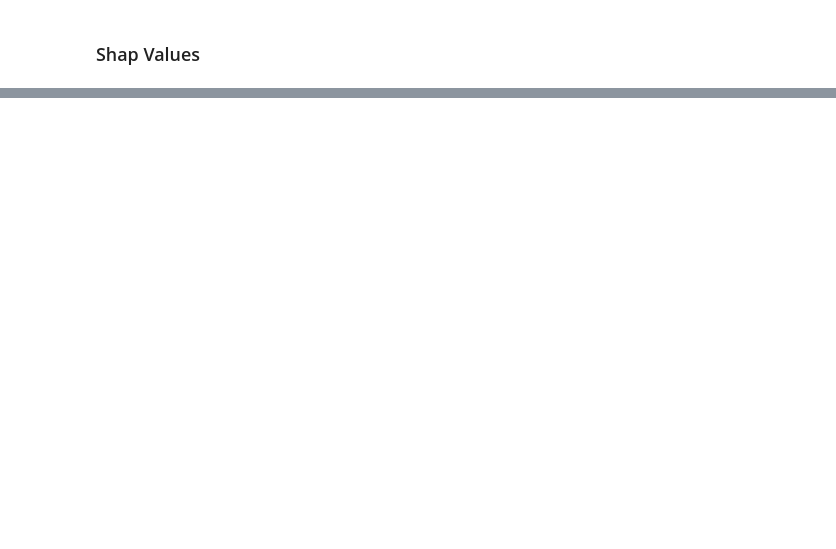
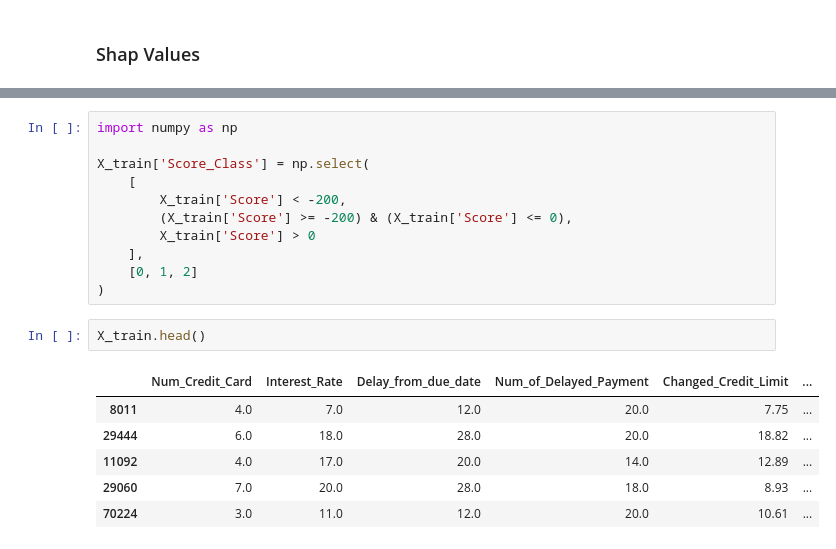
Before and after one commit to DiegoLozoya1511/CreditScoringModel, a Jupyter notebook: features_selection.ipynb, the cells around one changed output, grey strips where cells are left out. Saved outputs shown, nothing was run; the diff lists cells and outputs as text; blank space fills up the shorter version.

```diff
--- a/features_selection.ipynb
+++ b/features_selection.ipynb
@@ -265,0 +360,20 @@ Index(['Num_Credit_Card', 'Interest_Rate', 'Delay_from_due_date',
+# %%
+import numpy as np
+
+X_train['Score_Class'] = np.select(
+    [
+        X_train['Score'] < -200,
+        (X_train['Score'] >= -200) & (X_train['Score'] <= 0),
+        X_train['Score'] > 0
+    ],
+    [0, 1, 2]
+)
+# %%
+X_train.head()
+# %% [output]
+|  | Num_Credit_Card | Interest_Rate | Delay_from_due_date | Num_of_Delayed_Payment | Changed_Credit_Limit | ... |
+| 8011 | 4.0 | 7.0 | 12.0 | 20.0 | 7.75 | ... |
+| 29444 | 6.0 | 18.0 | 28.0 | 20.0 | 18.82 | ... |
+| 11092 | 4.0 | 17.0 | 20.0 | 14.0 | 12.89 | ... |
+| 29060 | 7.0 | 20.0 | 28.0 | 18.0 | 8.93 | ... |
+| 70224 | 3.0 | 11.0 | 12.0 | 20.0 | 10.61 | ... |
```
Also changed, not shown: parts of 12 cells of this notebook.
